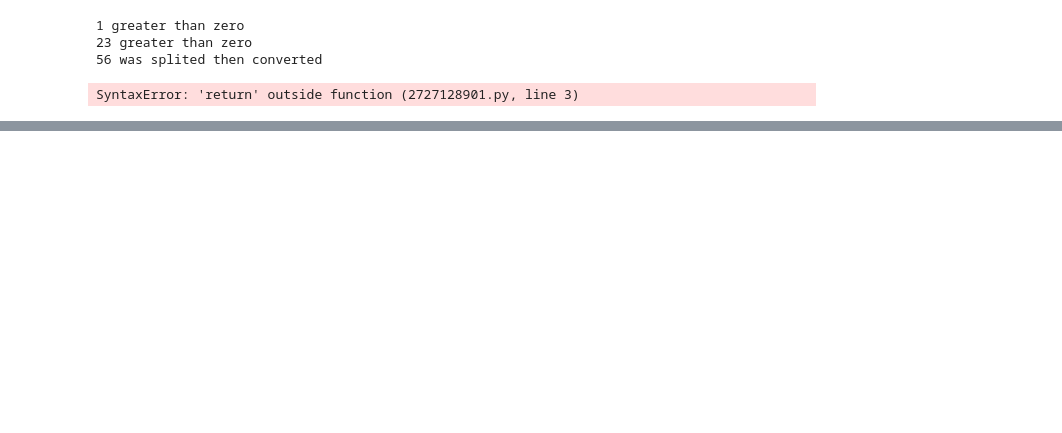
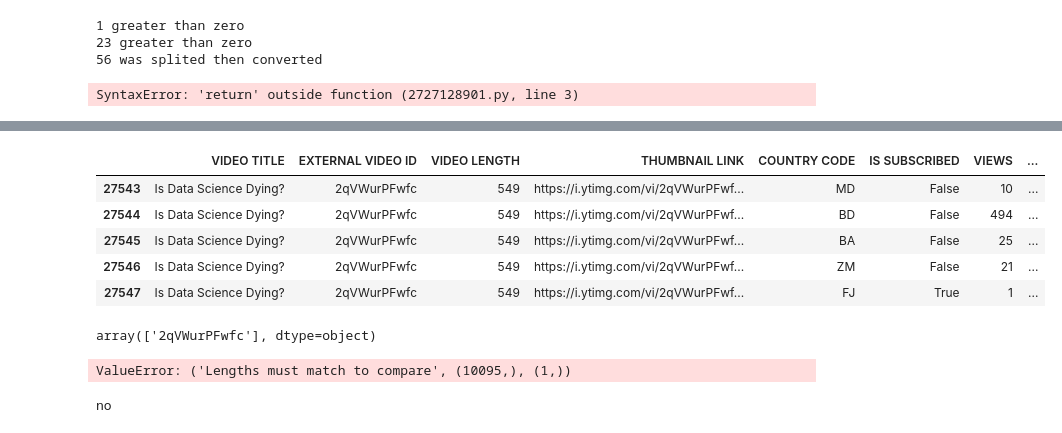
Before and after one commit to andazi/goal-data-science, a Jupyter notebook: deployed apps/project 2/youtube dashbord.ipynb, the cells around one changed output, grey strips where cells are left out. Saved outputs shown, nothing was run; the diff lists cells and outputs as text; code cells hidden in the pictures; blank space fills up the shorter version.

```diff
--- a/deployed apps/project 2/youtube dashbord.ipynb
+++ b/deployed apps/project 2/youtube dashbord.ipynb
@@ -999,0 +1220,14 @@ elif add_sidebar =="Individual Video Analysis":
+# %%
+def audience_sample(country):
+    if country == 'US':
+        return 'USA'
+    elif country == 'IN':
+        return 'INDIA'
+    elif country == 'CI':
+        return 'CHINA'
+    else:
+        return 'OTHERS'
+
+filtered_agg_sub['COUNTRY'] = filtered_agg_sub['COUNTRY CODE'].apply(audience_sample)
+# %%
+filtered_agg_sub['COUNTRY'] = filtered_agg_sub['COUNTRY CODE'].apply(audience_sample)
@@ -999,0 +1258,24 @@ elif add_sidebar =="Individual Video Analysis":
+# %%
+filtered_agg_sub.head()
+# %% [output]
+|  | VIDEO TITLE | EXTERNAL VIDEO ID | VIDEO LENGTH | THUMBNAIL LINK | COUNTRY CODE | IS SUBSCRIBED | VIEWS | ... |
+| 27543 | Is Data Science Dying? | 2qVWurPFwfc | 549 | https://i.ytimg.com/vi/2qVWurPFwf... | MD | False | 10 | ... |
+| 27544 | Is Data Science Dying? | 2qVWurPFwfc | 549 | https://i.ytimg.com/vi/2qVWurPFwf... | BD | False | 494 | ... |
+| 27545 | Is Data Science Dying? | 2qVWurPFwfc | 549 | https://i.ytimg.com/vi/2qVWurPFwf... | BA | False | 25 | ... |
+| 27546 | Is Data Science Dying? | 2qVWurPFwfc | 549 | https://i.ytimg.com/vi/2qVWurPFwf... | ZM | False | 21 | ... |
+| 27547 | Is Data Science Dying? | 2qVWurPFwfc | 549 | https://i.ytimg.com/vi/2qVWurPFwf... | FJ | True | 1 | ... |
+# %%
+filtered_agg_sub['EXTERNAL VIDEO ID']
+# %% [output]
+array(['2qVWurPFwfc'], dtype=object)
+# %%
+df_diff_time['VIDEO'] == filtered_agg_sub['EXTERNAL VIDEO ID'].unique()
+# %% [output]
+ValueError: ('Lengths must match to compare', (10095,), (1,))
+# %%
+if '2qVWurPFwfc' in df_diff_time['VIDEO']:
+    print('yes')
+else:
+    print('no')
+# %% [output]
+no
```
Also changed, not shown: parts of 33 cells of this notebook, 1 other file.
